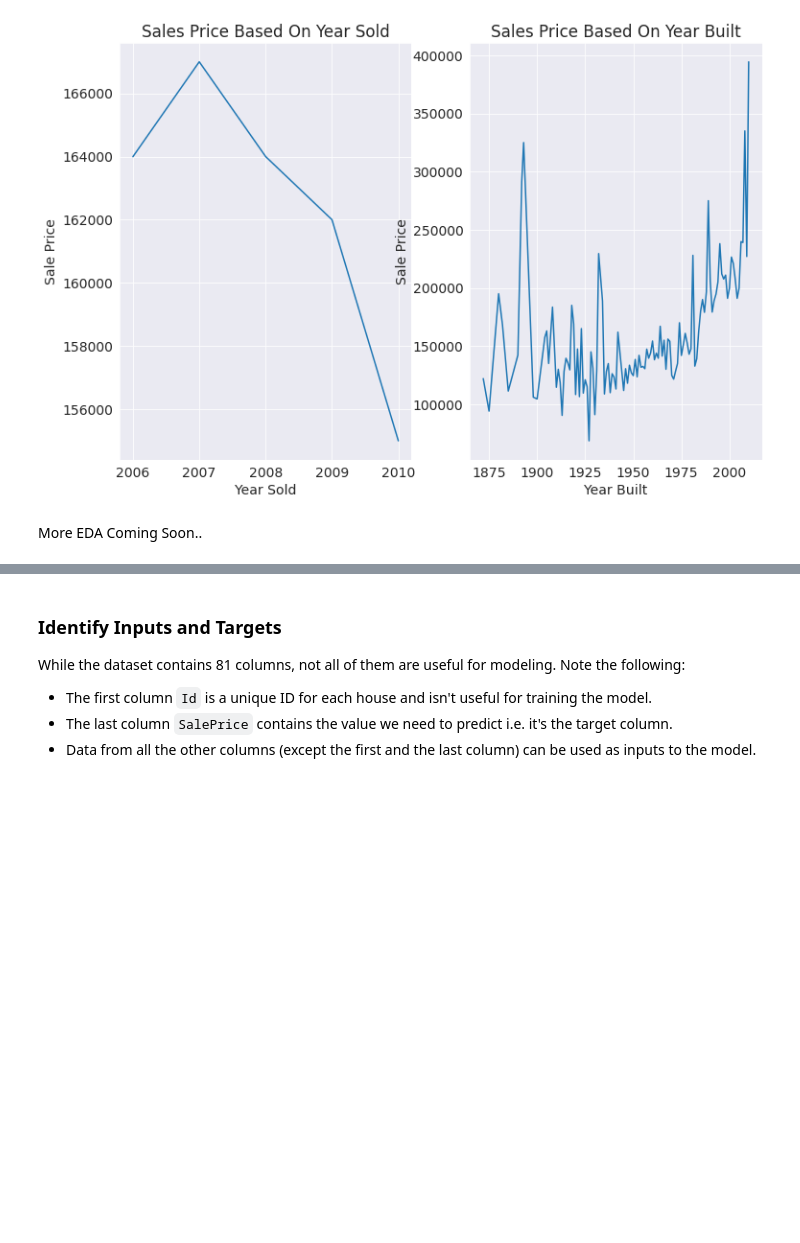
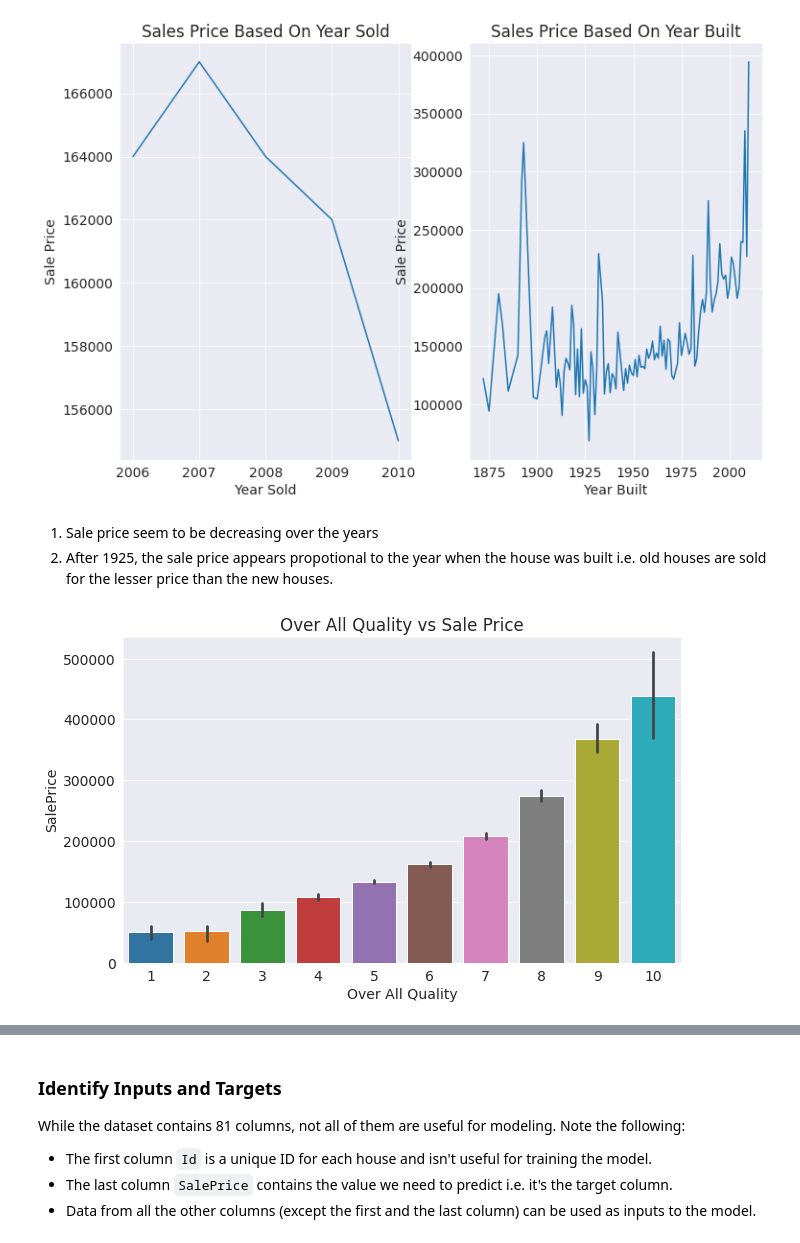
Before and after one commit to prasadposture/House-Prices---Advanced-Regression-Techniques, a Jupyter notebook: House Price Predictions.ipynb, the cells around one changed output, grey strips where cells are left out. Saved outputs shown, nothing was run; the diff lists cells and outputs as text; code cells hidden in the pictures; blank space fills up the shorter version.

Commit message:
Kaggle Notebook | House Price Predictions | Version 3

```diff
--- a/House Price Predictions.ipynb
+++ b/House Price Predictions.ipynb
@@ -99,5 +97,12 @@ axes[1].set_xlabel('Year Built')
 axes[1].set_ylabel('Sale Price');
 # %% [output]
 [figure]
-# %% [markdown]
-More EDA Coming Soon..
+# %% [markdown]
+1. Sale price seem to be decreasing over the years
+2. After 1925, the sale price appears propotional to the year when the house was built i.e. old houses are sold for the lesser price than the new houses.
+# %%
+sns.barplot(x=prices_df['OverallQual'],y=prices_df['SalePrice'])
+plt.title('Over All Quality vs Sale Price')
+plt.xlabel('Over All Quality');
+# %% [output]
+[figure, added]
```
Also changed, not shown: parts of 23 cells of this notebook.
